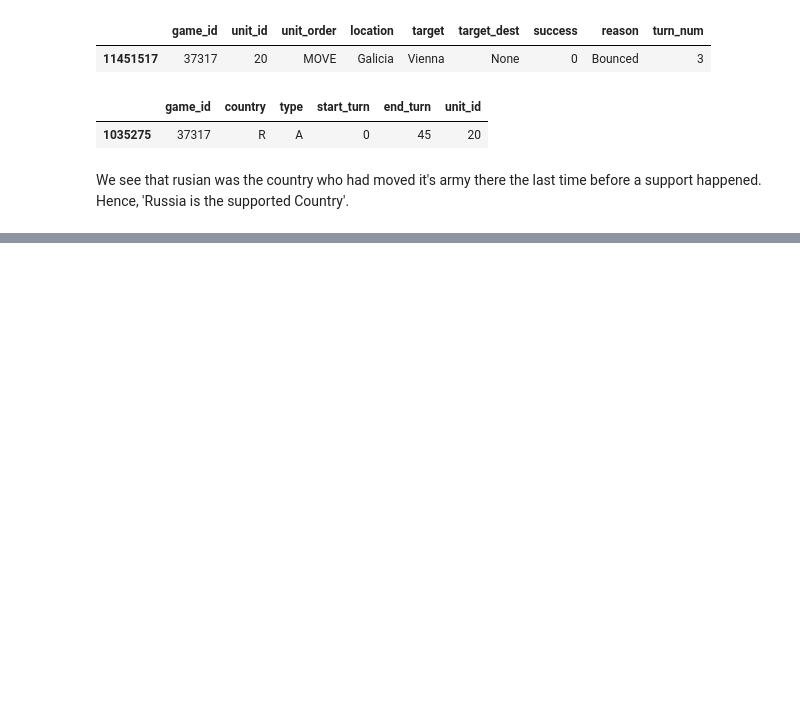
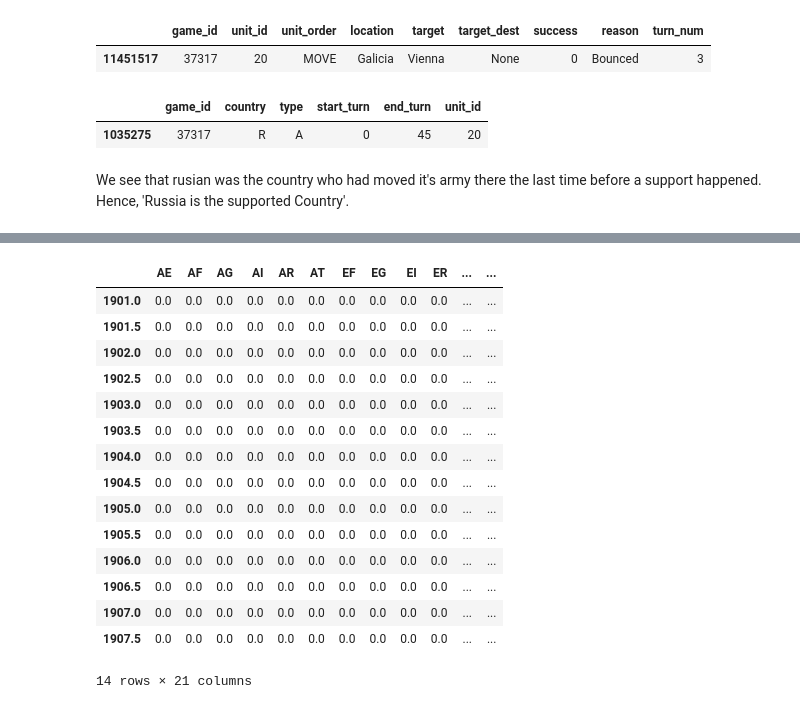
Before and after one commit to epfl-ada/ada-2020-project-milestone-p3-p3_chic, a Jupyter notebook: p4.ipynb, the cells around one changed output, grey strips where cells are left out. Cells and saved outputs as stored; diff of their text form; code cells hidden in the pictures; blank space fills up the shorter version.

Commit message:
Data wrangling is quite something ! work in progress

```diff
--- a/p4.ipynb
+++ b/p4.ipynb
@@ -193,0 +212,4 @@ orders_w_supports[["target","turn_num","unit_id"]].apply(is_support_act_of_frien
+# %%
+# so we may add this to the orders dataframe
+acts_of_friendships = orders.apply(is_order_act_of_friendship, axis = 1)
+acts_of_friendships
@@ -203,0 +265,27 @@ We are looking at all **orders** with **unit_order** that is **MOVE** where the
+# %%
+def get_target_country(order):
+    """Given an order MODE or SUPPORT, it returns the country that controls the target province"""
+    if order.unit_order not in ["MOVE", "SUPPORT"]: return ""
+    # get the last move orders to this province
+    q = "unit_order == 'MOVE' & success == 1 & target == '{}' & turn_num < {}".format(order.target, order.turn_num)
+    last_move_orders = orders.query(q)
+    if len(last_move_orders):
+        # extract the order
+        last_move_order = last_move_orders.iloc[-1]
+        return last_move_order.country
+    return ""
+# %%
+targets = orders.apply(get_target_country, axis = 1)
+orders["target_country"] = targets
+
+
+friendly_orders = orders[acts_of_friendships]
+hostile_orders = orders[acts_of_hostility]
+
+supported_countries = friendly_orders.apply(get_target_country, axis = 1)
+attacked_countries = hostile_orders.apply(get_target_country, axis = 1)
+
+#friendly_orders["target_country"] = supported_countries
+#hostile_orders["target_country"] = attacked_countries
+
+friendly_orders.head()
@@ -203,0 +307,24 @@ We are looking at all **orders** with **unit_order** that is **MOVE** where the
+# %%
+countries = ['A', 'E', 'F', 'G', 'I', 'R', 'T']
+pairs = [x+y for x in countries for y in countries if y > x]
+years = np.arange(1901, friendly_orders.year.max() + 0.5, 0.5)
+# create a DF with each possible friendships and each years
+friendships = pd.DataFrame(columns=pairs, index = years, dtype = np.int8).fillna(0)
+friendships
+# %% [output]
+|  | AE | AF | AG | AI | AR | AT | EF | EG | EI | ER | ... | ... |
+| 1901.0 | 0.0 | 0.0 | 0.0 | 0.0 | 0.0 | 0.0 | 0.0 | 0.0 | 0.0 | 0.0 | ... | ... |
+| 1901.5 | 0.0 | 0.0 | 0.0 | 0.0 | 0.0 | 0.0 | 0.0 | 0.0 | 0.0 | 0.0 | ... | ... |
+| 1902.0 | 0.0 | 0.0 | 0.0 | 0.0 | 0.0 | 0.0 | 0.0 | 0.0 | 0.0 | 0.0 | ... | ... |
+| 1902.5 | 0.0 | 0.0 | 0.0 | 0.0 | 0.0 | 0.0 | 0.0 | 0.0 | 0.0 | 0.0 | ... | ... |
+| 1903.0 | 0.0 | 0.0 | 0.0 | 0.0 | 0.0 | 0.0 | 0.0 | 0.0 | 0.0 | 0.0 | ... | ... |
+| 1903.5 | 0.0 | 0.0 | 0.0 | 0.0 | 0.0 | 0.0 | 0.0 | 0.0 | 0.0 | 0.0 | ... | ... |
+| 1904.0 | 0.0 | 0.0 | 0.0 | 0.0 | 0.0 | 0.0 | 0.0 | 0.0 | 0.0 | 0.0 | ... | ... |
+| 1904.5 | 0.0 | 0.0 | 0.0 | 0.0 | 0.0 | 0.0 | 0.0 | 0.0 | 0.0 | 0.0 | ... | ... |
+| 1905.0 | 0.0 | 0.0 | 0.0 | 0.0 | 0.0 | 0.0 | 0.0 | 0.0 | 0.0 | 0.0 | ... | ... |
+| 1905.5 | 0.0 | 0.0 | 0.0 | 0.0 | 0.0 | 0.0 | 0.0 | 0.0 | 0.0 | 0.0 | ... | ... |
+| 1906.0 | 0.0 | 0.0 | 0.0 | 0.0 | 0.0 | 0.0 | 0.0 | 0.0 | 0.0 | 0.0 | ... | ... |
+| 1906.5 | 0.0 | 0.0 | 0.0 | 0.0 | 0.0 | 0.0 | 0.0 | 0.0 | 0.0 | 0.0 | ... | ... |
+| 1907.0 | 0.0 | 0.0 | 0.0 | 0.0 | 0.0 | 0.0 | 0.0 | 0.0 | 0.0 | 0.0 | ... | ... |
+| 1907.5 | 0.0 | 0.0 | 0.0 | 0.0 | 0.0 | 0.0 | 0.0 | 0.0 | 0.0 | 0.0 | ... | ... |
+14 rows × 21 columns
```
Also changed, not shown: parts of 29 cells of this notebook, 1 other file.
